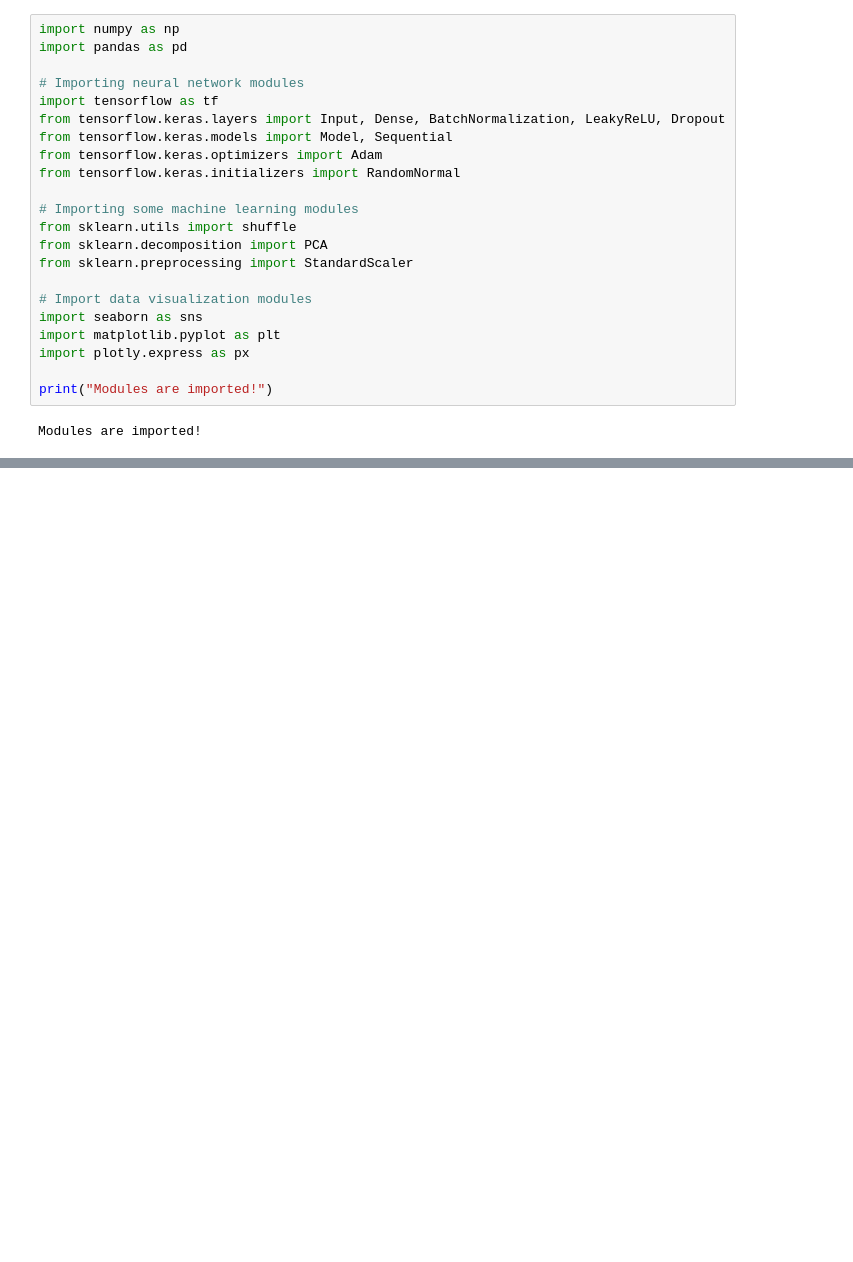
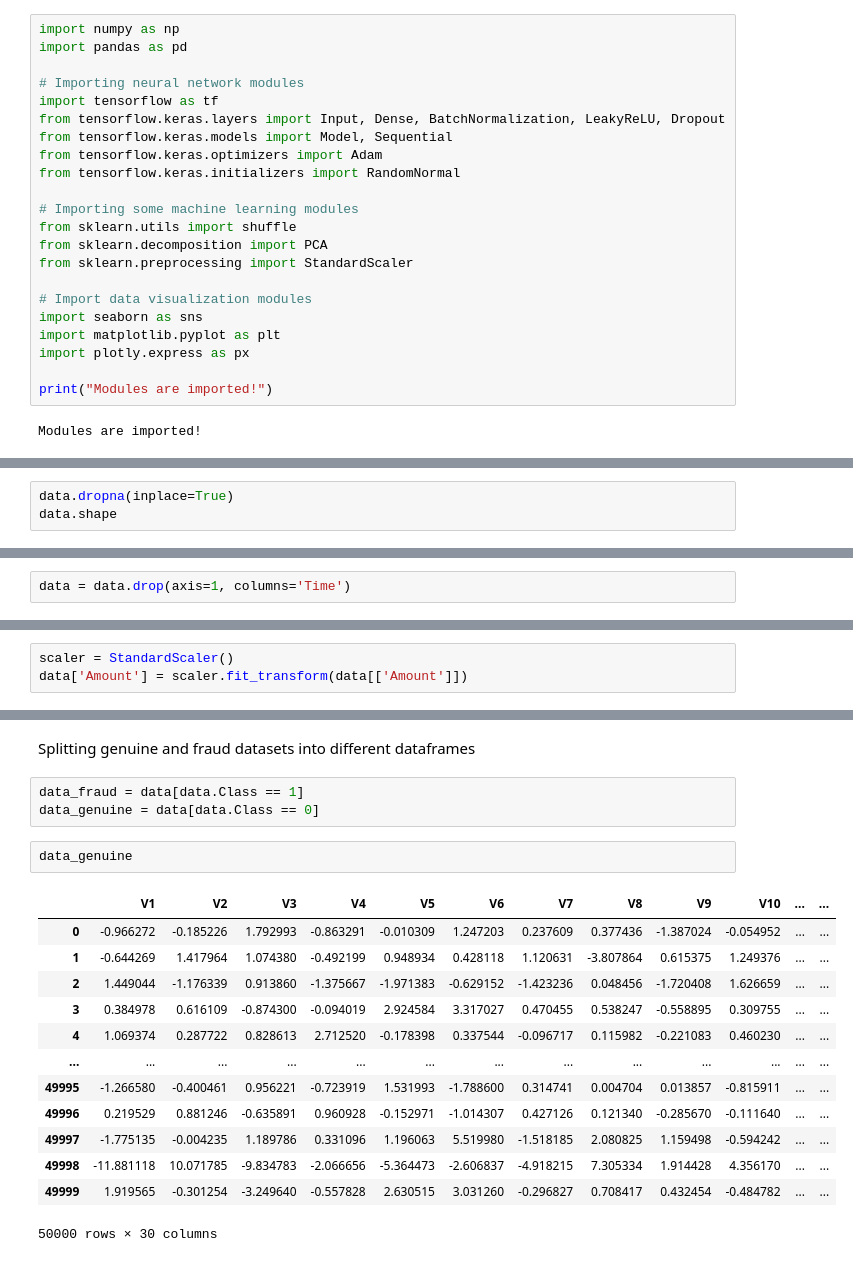
Before and after one commit to AtheeshV/work, a Jupyter notebook: GenAI_Creditcard_Fraud.ipynb, the cells around one changed output, grey strips where cells are left out. Drawn from its saved outputs; the diff is of its cells as text; blank space fills up the shorter version.

```diff
--- a/GenAI_Creditcard_Fraud.ipynb
+++ b/GenAI_Creditcard_Fraud.ipynb
@@ -26,0 +79,3 @@ Modules are imported!
+# %%
+data.dropna(inplace=True)
+data.shape
@@ -26,0 +86,2 @@ Modules are imported!
+# %%
+data = data.drop(axis=1, columns='Time')
@@ -26,0 +90,3 @@ Modules are imported!
+# %%
+scaler = StandardScaler()
+data['Amount'] = scaler.fit_transform(data[['Amount']])
@@ -26,0 +103,21 @@ Modules are imported!
+# %% [markdown]
+Splitting genuine and fraud datasets into different dataframes
+# %%
+data_fraud = data[data.Class == 1]
+data_genuine = data[data.Class == 0]
+# %%
+data_genuine
+# %% [output]
+|  | V1 | V2 | V3 | V4 | V5 | V6 | V7 | V8 | V9 | V10 | ... | ... |
+| 0 | -0.966272 | -0.185226 | 1.792993 | -0.863291 | -0.010309 | 1.247203 | 0.237609 | 0.377436 | -1.387024 | -0.054952 | ... | ... |
+| 1 | -0.644269 | 1.417964 | 1.074380 | -0.492199 | 0.948934 | 0.428118 | 1.120631 | -3.807864 | 0.615375 | 1.249376 | ... | ... |
+| 2 | 1.449044 | -1.176339 | 0.913860 | -1.375667 | -1.971383 | -0.629152 | -1.423236 | 0.048456 | -1.720408 | 1.626659 | ... | ... |
+| 3 | 0.384978 | 0.616109 | -0.874300 | -0.094019 | 2.924584 | 3.317027 | 0.470455 | 0.538247 | -0.558895 | 0.309755 | ... | ... |
+| 4 | 1.069374 | 0.287722 | 0.828613 | 2.712520 | -0.178398 | 0.337544 | -0.096717 | 0.115982 | -0.221083 | 0.460230 | ... | ... |
+| ... | ... | ... | ... | ... | ... | ... | ... | ... | ... | ... | ... | ... |
+| 49995 | -1.266580 | -0.400461 | 0.956221 | -0.723919 | 1.531993 | -1.788600 | 0.314741 | 0.004704 | 0.013857 | -0.815911 | ... | ... |
+| 49996 | 0.219529 | 0.881246 | -0.635891 | 0.960928 | -0.152971 | -1.014307 | 0.427126 | 0.121340 | -0.285670 | -0.111640 | ... | ... |
+| 49997 | -1.775135 | -0.004235 | 1.189786 | 0.331096 | 1.196063 | 5.519980 | -1.518185 | 2.080825 | 1.159498 | -0.594242 | ... | ... |
+| 49998 | -11.881118 | 10.071785 | -9.834783 | -2.066656 | -5.364473 | -2.606837 | -4.918215 | 7.305334 | 1.914428 | 4.356170 | ... | ... |
+| 49999 | 1.919565 | -0.301254 | -3.249640 | -0.557828 | 2.630515 | 3.031260 | -0.296827 | 0.708417 | 0.432454 | -0.484782 | ... | ... |
+50000 rows × 30 columns
```
Also changed, not shown: parts of 24 cells of this notebook.
